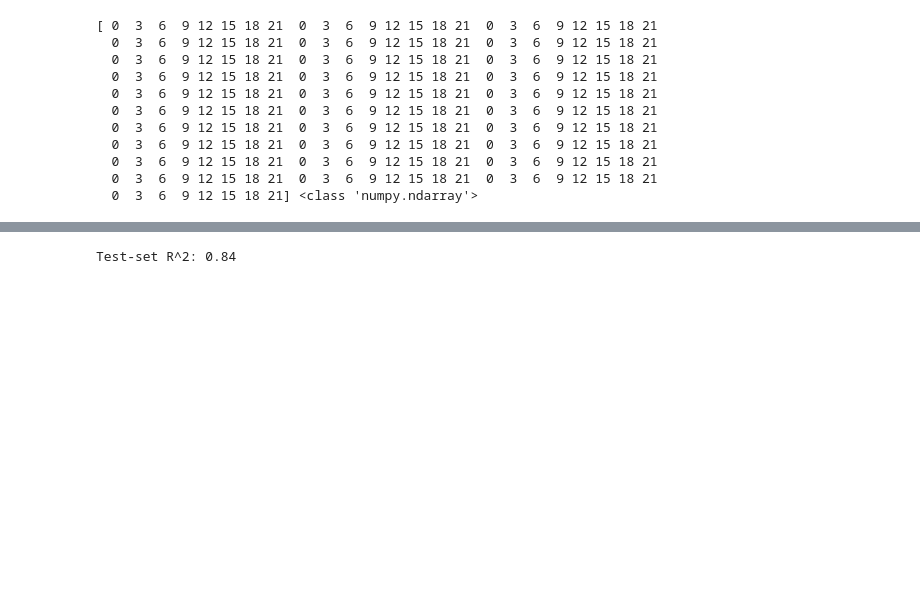
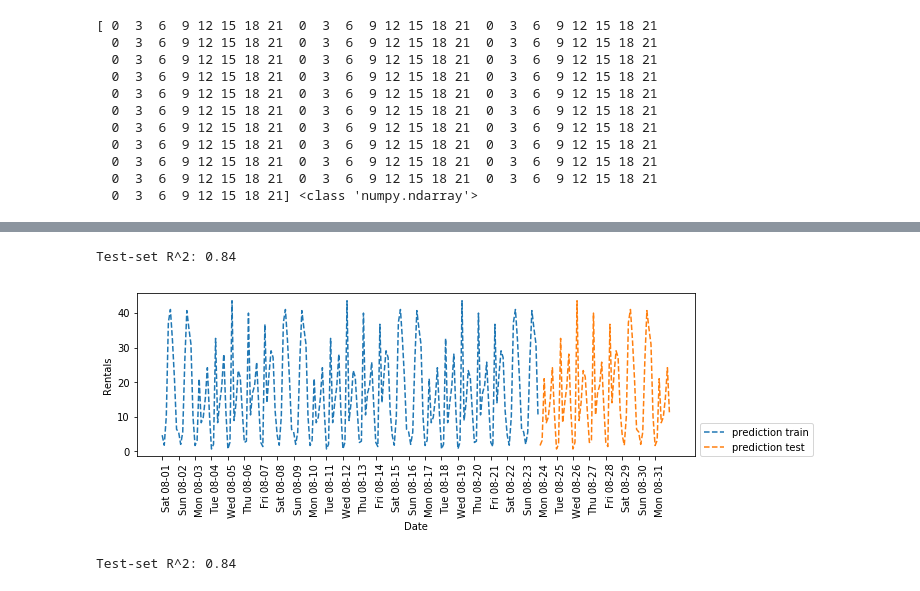
Before and after one commit to yongduek/lectures, a Jupyter notebook: ds101/citibike.ipynb, the cells around one changed output, grey strips where cells are left out. Cells and saved outputs as stored; diff of their text form; code cells hidden in the pictures; blank space fills up the shorter version.

```diff
--- a/ds101/citibike.ipynb
+++ b/ds101/citibike.ipynb
@@ -147,7 +159,7 @@ print (X[:10], type(X), X.shape)
 # %%
 n_train = 184
 xticks = xtic # defined up there
-def eval_on_features(features, target, regressor):
+def eval_on_features(features, target, regressor, pflag=None):
         # split the given features into a training and a test set
         X_train, X_test = features[:n_train], features[n_train:]
         # also split the target array
@@ -159,11 +171,14 @@ def eval_on_features(features, target, regressor):
         plt.figure(figsize=(10, 3))
         plt.xticks(range(0, len(X), 8), xticks.strftime("%a %m-%d"), rotation=90,
                    ha="left")
-        plt.plot(range(n_train), y_train, label="train")
-        plt.plot(range(n_train, len(y_test) + n_train), y_test, '-', label="test")
+        if pflag != 'predonly':
+            plt.plot(range(n_train), y_train, label="train")
+            plt.plot(range(n_train, len(y_test) + n_train), y_test, '-', label="test")
+
         plt.plot(range(n_train), y_pred_train, '--', label="prediction train")
         plt.plot(range(n_train, len(y_test) + n_train), y_pred, '--',
                  label="prediction test")
+
         plt.legend(loc=(1.01, 0))
         plt.xlabel("Date")
         plt.ylabel("Rentals")
@@ -266,3 +303,8 @@ Text(0, 0.5, 'time of days')
+# %%
+eval_on_features (X_hour_week, y, rfreg, pflag='predonly')
+# %% [output]
+Test-set R^2: 0.84
+[figure, added]
 # %%
 eval_on_features (X_hour_week, y, rfreg)
 # %% [output]
```
Also changed, not shown: parts of 30 cells of this notebook, 5 other files.
